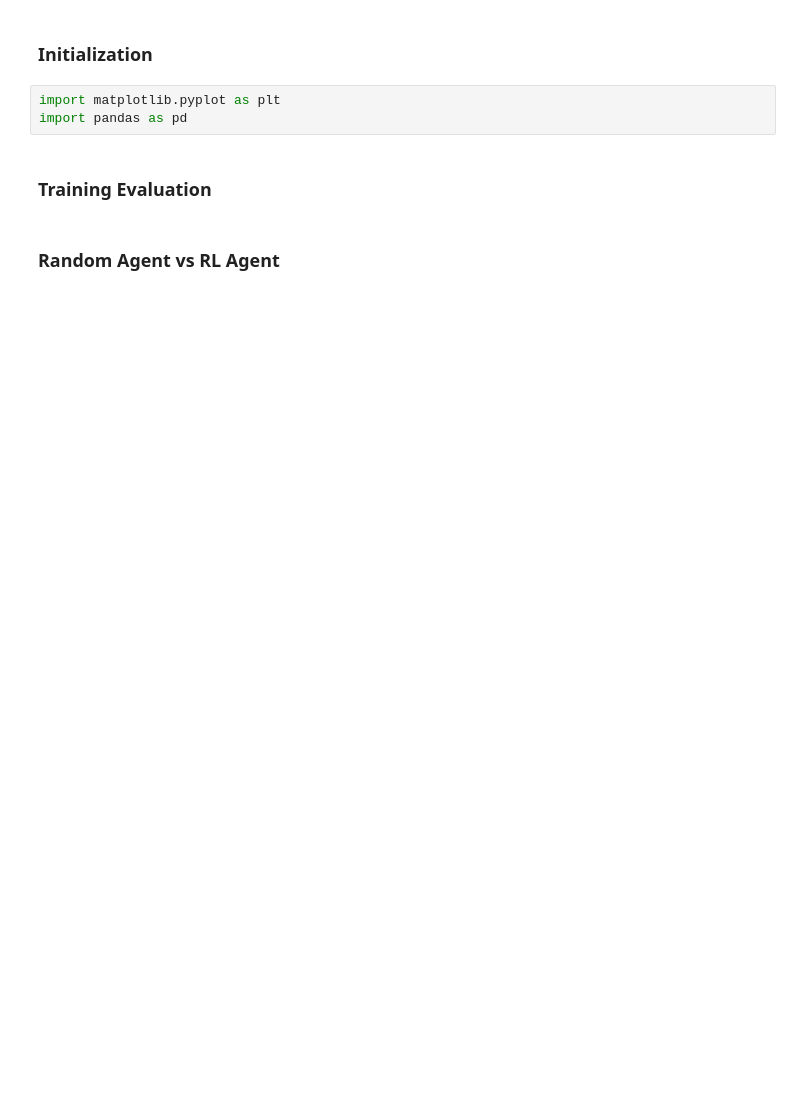
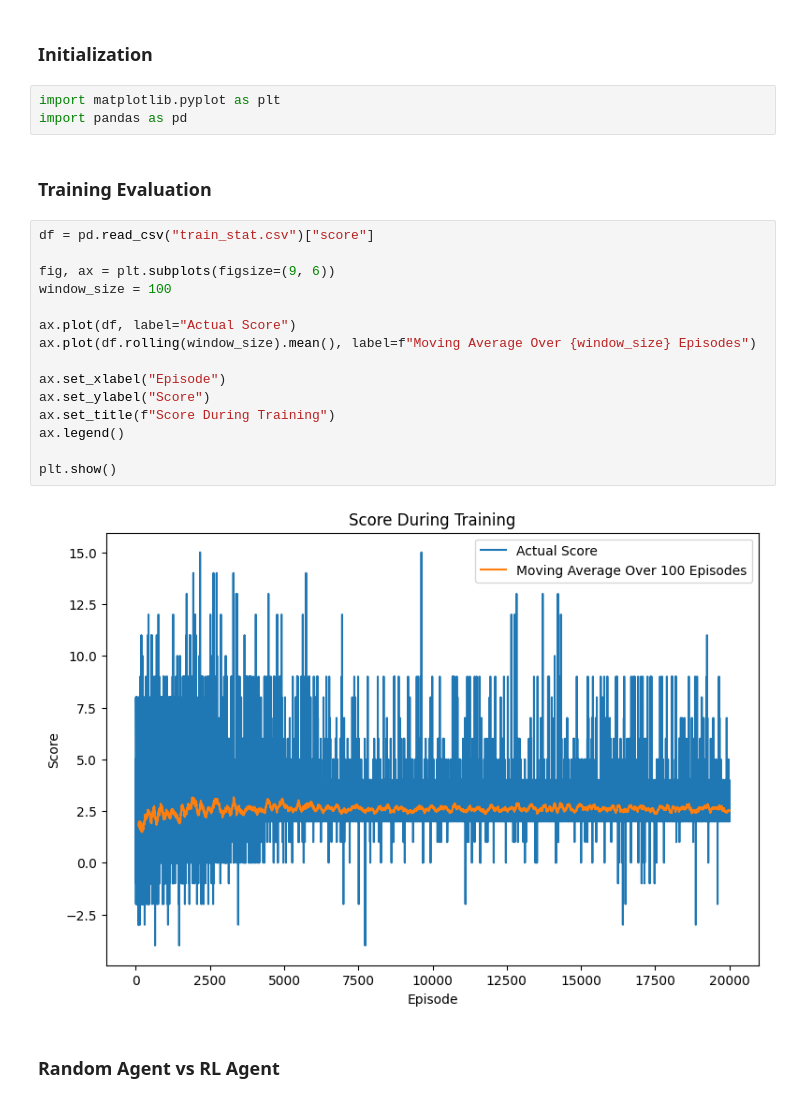
Before and after one commit to lcyjasonlee/aist1110_proj, a Jupyter notebook: data/graphs.ipynb, the cells around one changed output. Cells and saved outputs as stored; diff of their text form; blank space fills up the shorter version.

```diff
--- a/data/graphs.ipynb
+++ b/data/graphs.ipynb
@@ -5,6 +5,23 @@ import matplotlib.pyplot as plt
 import pandas as pd
 # %% [markdown]
 ### Training Evaluation
+# %%
+df = pd.read_csv("train_stat.csv")["score"]
+
+fig, ax = plt.subplots(figsize=(9, 6))
+window_size = 100
+
+ax.plot(df, label="Actual Score")
+ax.plot(df.rolling(window_size).mean(), label=f"Moving Average Over {window_size} Episodes")
+
+ax.set_xlabel("Episode")
+ax.set_ylabel("Score")
+ax.set_title(f"Score During Training")
+ax.legend()
+
+plt.show()
+# %% [output]
+[figure, added]
 # %% [markdown]
 ### Random Agent vs RL Agent
 # %%
```
Also changed, not shown: parts of 1 cell of this notebook, 6 other files.
